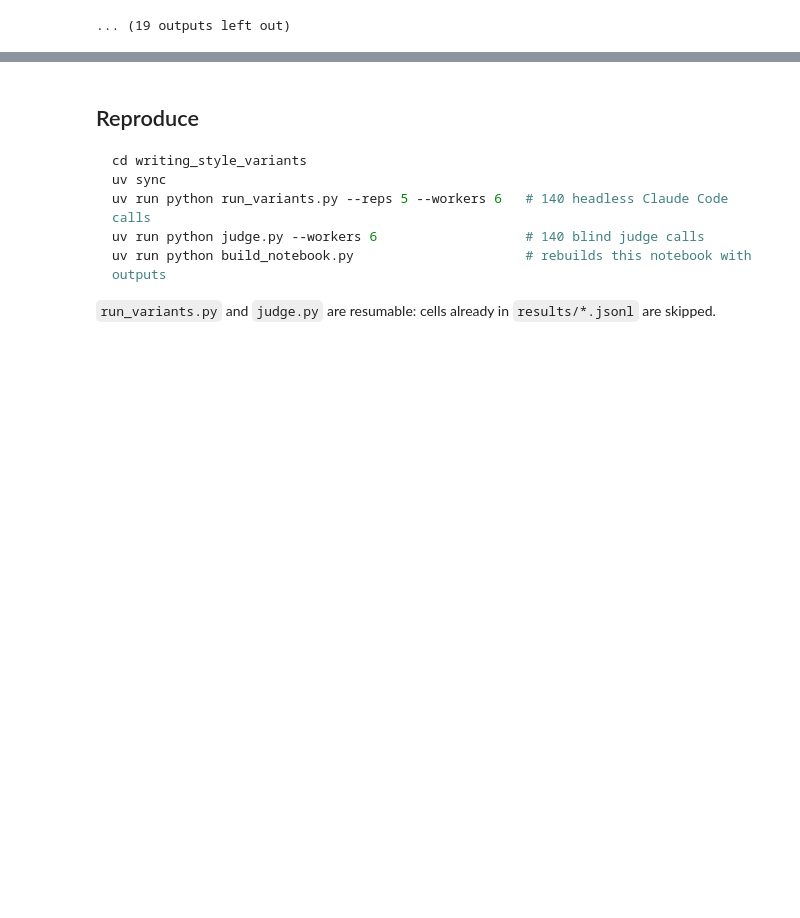
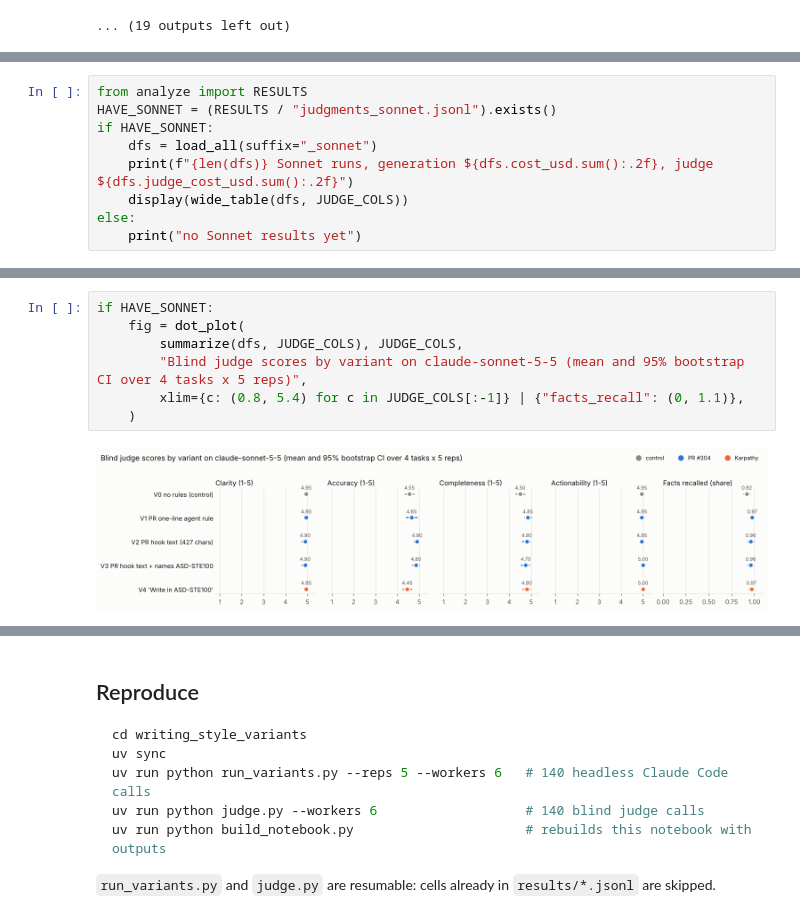
Before and after one commit to aflaxman/ai_assisted_research, a Jupyter notebook: writing_style_variants/variants_notebook.ipynb, the cells around one changed output, grey strips where cells are left out. Saved outputs shown, nothing was run; the diff lists cells and outputs as text; blank space fills up the shorter version.

```diff
--- a/writing_style_variants/variants_notebook.ipynb
+++ b/writing_style_variants/variants_notebook.ipynb
@@ -720,0 +731,9 @@ _Discussion to be written after the results are in._
+# %%
+from analyze import RESULTS
+HAVE_SONNET = (RESULTS / "judgments_sonnet.jsonl").exists()
+if HAVE_SONNET:
+    dfs = load_all(suffix="_sonnet")
+    print(f"{len(dfs)} Sonnet runs, generation ${dfs.cost_usd.sum():.2f}, judge ${dfs.judge_cost_usd.sum():.2f}")
+    display(wide_table(dfs, JUDGE_COLS))
+else:
+    print("no Sonnet results yet")
@@ -720,0 +748,9 @@ _Discussion to be written after the results are in._
+# %%
+if HAVE_SONNET:
+    fig = dot_plot(
+        summarize(dfs, JUDGE_COLS), JUDGE_COLS,
+        "Blind judge scores by variant on claude-sonnet-5-5 (mean and 95% bootstrap CI over 4 tasks x 5 reps)",
+        xlim={c: (0.8, 5.4) for c in JUDGE_COLS[:-1]} | {"facts_recall": (0, 1.1)},
+    )
+# %% [output]
+[figure, added]
```
Also changed, not shown: parts of 11 cells of this notebook, 6 other files.
